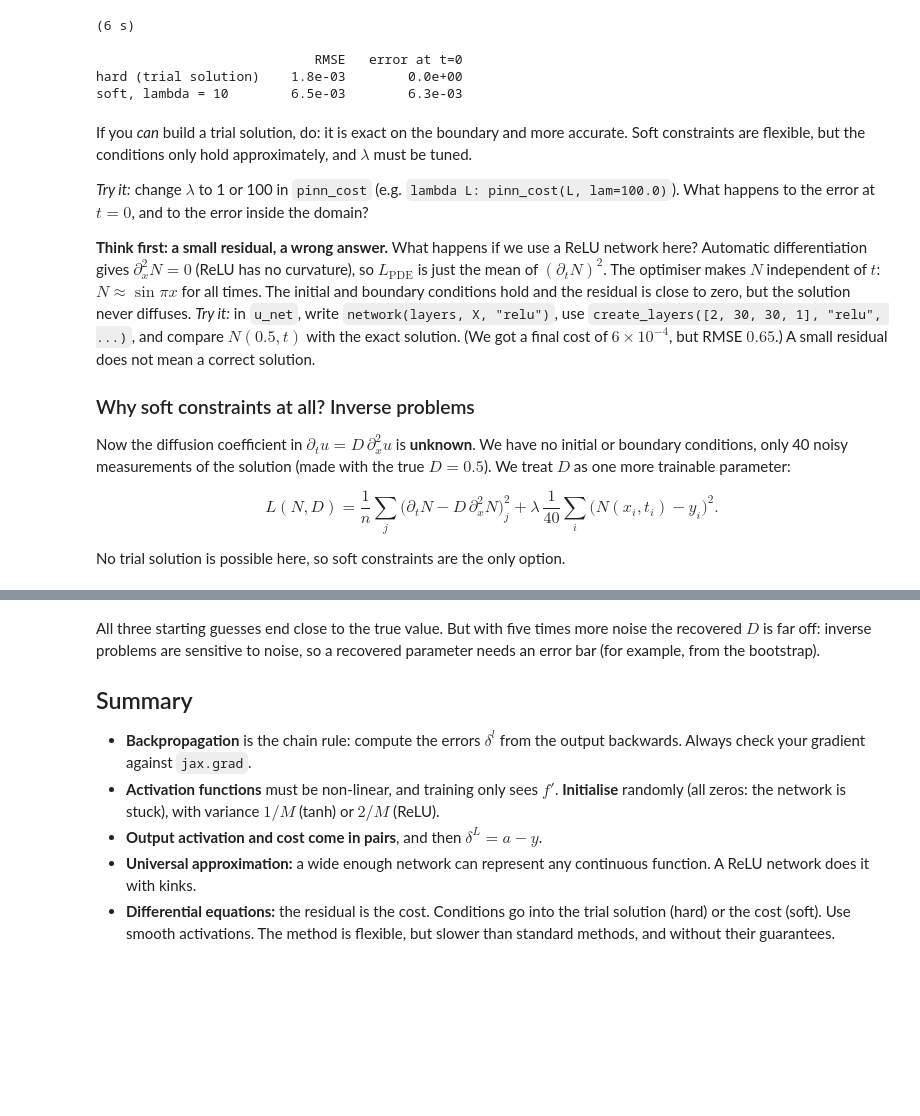
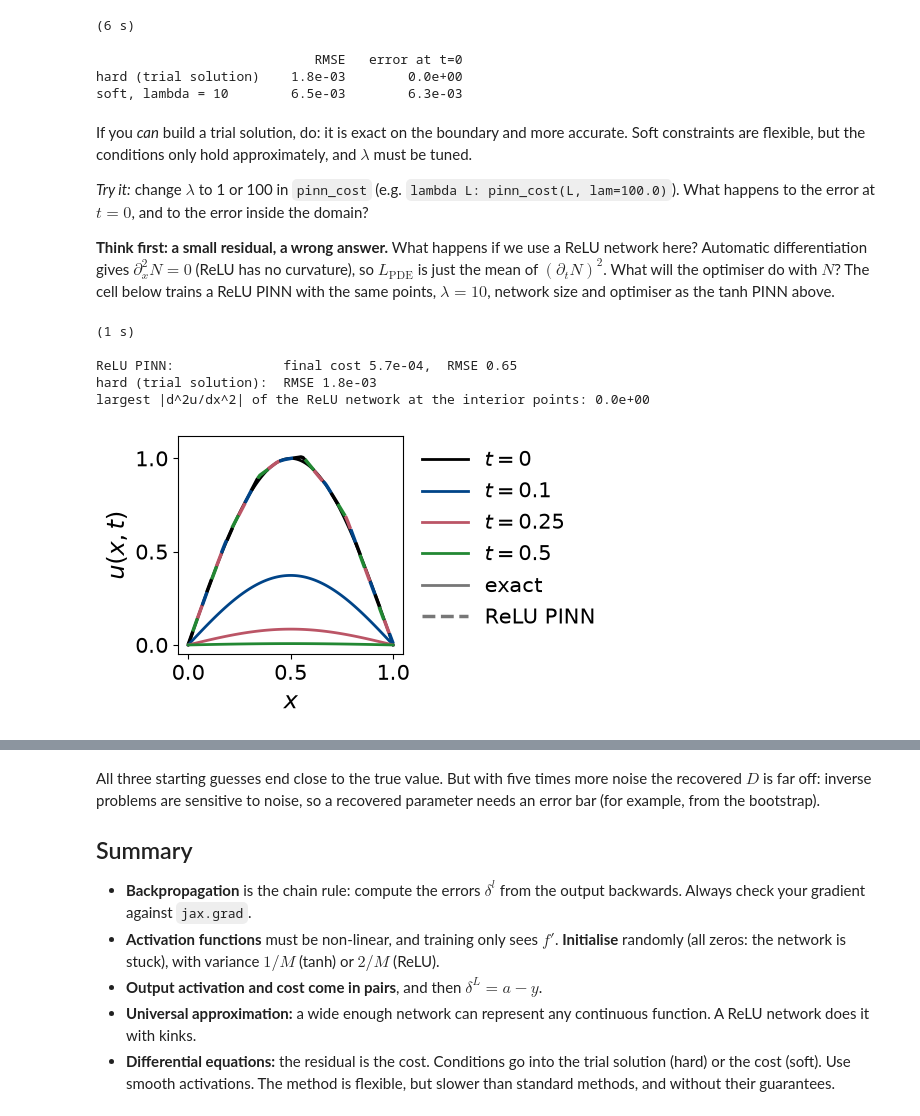
Before and after one commit to cvsvensson/MachineLearningUiO, a Jupyter notebook: doc/WeeklyMaterial/week42/week42monday_v2.ipynb, the cells around one changed output, grey strips where cells are left out. Saved outputs shown, nothing was run; the diff lists cells and outputs as text; code cells hidden in the pictures; blank space fills up the shorter version.

```diff
--- a/doc/WeeklyMaterial/week42/week42monday_v2.ipynb
+++ b/doc/WeeklyMaterial/week42/week42monday_v2.ipynb
@@ -394,6 +436,12 @@ show(fig, "v2_mnist_question.png")
 for i, name in ((i_A, "A"), (i_B, "B")):
     delta = P[i] - one_hot(y_test[i:i + 1], 10)[0]
     print(f"image {name} (label {y_test[i]}): delta^L = a - y = {np.round(delta, 3)}")
+
+y_B = one_hot(y_test[i_B:i_B + 1], 10)[0]
+delta_B = P[i_B] - y_B
+print(f"\nimage B: label {y_test[i_B]},  one-hot y = {y_B.astype(int)}")
+for k in np.argsort(-np.abs(delta_B)):                       # largest |delta_k| first
+    print(f"  delta_{k} = a_{k} - y_{k} = {P[i_B, k]:.2f} - {y_B[k]:.0f} = {delta_B[k]:+.2f}")
 # %% [output]
 [figure]
 image A (label 0): delta^L = a - y = [-0.  0.  0.  0.  0.  0.  0.  0.  0.  0.]
@@ -805,10 +865,11 @@ X_left = jnp.asarray(np.column_stack([np.zeros(20), xs]))
 X_right = jnp.asarray(np.column_stack([np.ones(20), xs]))                                # x = 1
 
 
-def pinn_cost(layers, lam=10.0):
-    L_pde = jnp.mean((u_t(layers, X_int) - u_xx(layers, X_int)) ** 2)
-    L_ic = jnp.mean((u_net(layers, X_ic) - jnp.sin(jnp.pi * X_ic[:, 0])) ** 2)
-    L_bc = jnp.mean(u_net(layers, X_left) ** 2) + jnp.mean(u_net(layers, X_right) ** 2)
+def pinn_cost(layers, lam=10.0, u=u_net):
+    # u(layers, X) is the network that approximates the solution (tanh by default).
+    L_pde = jnp.mean((d_dxk(u, 1)(layers, X_int) - d_dxk(d_dxk(u, 0), 0)(layers, X_int)) ** 2)
+    L_ic = jnp.mean((u(layers, X_ic) - jnp.sin(jnp.pi * X_ic[:, 0])) ** 2)
+    L_bc = jnp.mean(u(layers, X_left) ** 2) + jnp.mean(u(layers, X_right) ** 2)
     return L_pde + lam * (L_ic + L_bc)
 
 
@@ -831,12 +892,44 @@ If you *can* build a trial solution, do: it is exact on the boundary and more ac
 
 *Try it:* change $\lambda$ to 1 or 100 in `pinn_cost` (e.g. `lambda L: pinn_cost(L, lam=100.0)`). What happens to the error at $t=0$, and to the error inside the domain?
 
-**Think first: a small residual, a wrong answer.** What happens if we use a ReLU network here? Automatic differentiation gives $\partial_x^2N = 0$ (ReLU has no curvature), so $L_\mathrm{PDE}$ is just the mean of $(\partial_tN)^2$. The optimiser makes $N$ independent of $t$: $N\approx\sin\pi x$ for all times. The initial and boundary conditions hold and the residual is close to zero, but the solution never diffuses. *Try it:* in `u_net`, write `network(layers, X, "relu")`, use `create_layers([2, 30, 30, 1], "relu", ...)`, and compare $N(0.5, t)$ with the exact solution. (We got a final cost of $6\times10^{-4}$, but RMSE $0.65$.) A small residual does not mean a correct solution.
-
-### Why soft constraints at all? Inverse problems
-
-Now the diffusion coefficient in $\partial_t u = D\,\partial_x^2 u$ is **unknown**. We have no initial or boundary conditions, only 40 noisy measurements of the solution (made with the true $D=0.5$). We treat $D$ as one more trainable parameter:
-
-$$L(N, D) = \frac1n\sum_j\big(\partial_t N - D\,\partial_x^2 N\big)_j^2 + \lambda\,\frac1{40}\sum_i\big(N(x_i,t_i) - y_i\big)^2 .$$
-
-No trial solution is possible here, so soft constraints are the only option.
+**Think first: a small residual, a wrong answer.** What happens if we use a ReLU network here? Automatic differentiation gives $\partial_x^2N = 0$ (ReLU has no curvature), so $L_\mathrm{PDE}$ is just the mean of $(\partial_tN)^2$. What will the optimiser do with $N$? The cell below trains a ReLU PINN with the same points, $\lambda=10$, network size and optimiser as the tanh PINN above.
+# %%
+def u_relu(layers, X):
+    return network(layers, X, "relu")
+
+
+t0 = time.time()
+layers_relu, hist_relu = adam_minimise(lambda L: pinn_cost(L, u=u_relu),
+                                       to_jax(create_layers([2, 30, 30, 1], "relu", np.random.default_rng(1))),
+                                       n_iter=4000, gamma=1e-2)
+relu_pinn = evaluate_diffusion(u_relu, layers_relu)
+print(f"({time.time() - t0:.0f} s)\n")
+print(f"ReLU PINN:              final cost {hist_relu[-1, 1]:.1e},  RMSE {relu_pinn['rmse']:.2f}")
+print(f"hard (trial solution):  RMSE {hard['rmse']:.1e}")
+print(f"largest |d^2u/dx^2| of the ReLU network at the interior points: "
+      f"{float(jnp.max(jnp.abs(d_dxk(d_dxk(u_relu, 0), 0)(layers_relu, X_int)))):.1e}")
+
+fig, ax = plt.subplots(figsize=(5.4, 3.2))
+for k, (ts, col) in enumerate(zip((0.0, 0.1, 0.25, 0.5), ("k", BLUE, RED, GREEN))):
+    it = int(round(ts * 100))
+    ax.plot(relu_pinn["x"], exact_diffusion(relu_pinn["x"], ts), color=col, lw=2, label=f"$t={ts:g}$")
+    # the four network curves lie on top of each other: shifted dashes keep every colour visible
+    ax.plot(relu_pinn["x"], relu_pinn["g"][:, it], color=col, lw=2.5, ls=(4 * k, (4, 12)))
+ax.plot([], [], color=GREY, lw=2, label="exact")
+ax.plot([], [], color=GREY, lw=2.5, ls="--", label="ReLU PINN")
+ax.set_xlabel("$x$", fontsize=17)
+ax.set_ylabel("$u(x,t)$", fontsize=17)
+ax.set_xticks([0, 0.5, 1])
+ax.set_yticks([0, 0.5, 1])
+ax.set_ylim(-0.05, 1.12)
+ax.tick_params(labelsize=15)
+ax.legend(frameon=False, fontsize=15, handlelength=2.2, loc="upper left", bbox_to_anchor=(1.0, 1.02))
+fig.tight_layout()
+show(fig, "v2_relu_pinn.png")
+# %% [output]
+(1 s)
+
+ReLU PINN:              final cost 5.7e-04,  RMSE 0.65
+hard (trial solution):  RMSE 1.8e-03
+largest |d^2u/dx^2| of the ReLU network at the interior points: 0.0e+00
+[figure, added]
```
Also changed, not shown: parts of 7 cells of this notebook, 3 other files.
